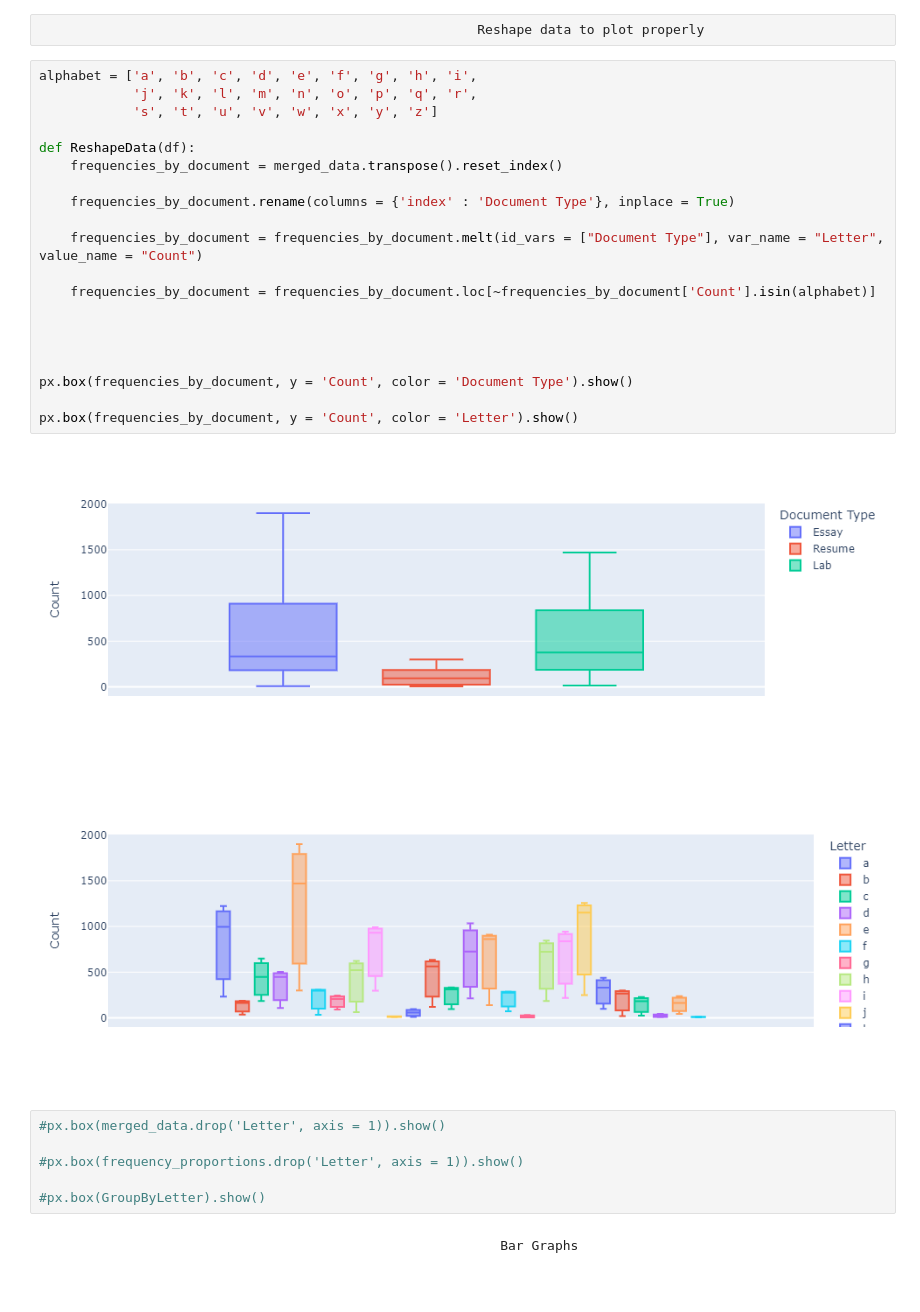
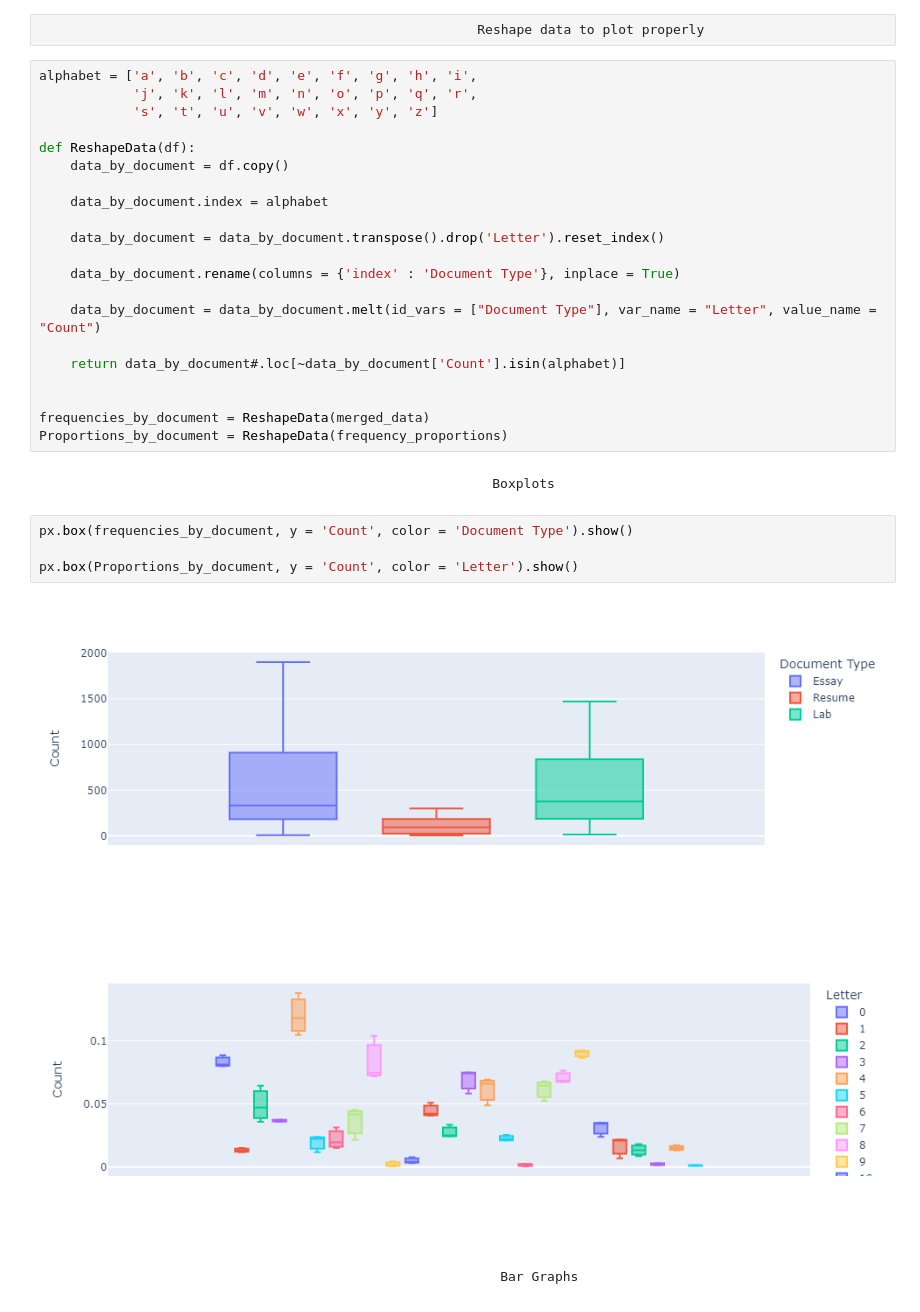
Before and after one commit to mikayla-eckelcifrese/JupyterLabRepository, a Jupyter notebook: DAT301 Project 2.ipynb, the cells around one changed output. Cells and saved outputs as stored; diff of their text form.

```diff
--- a/DAT301 Project 2.ipynb
+++ b/DAT301 Project 2.ipynb
@@ -196,29 +194,30 @@ alphabet = ['a', 'b', 'c', 'd', 'e', 'f', 'g', 'h', 'i',
             's', 't', 'u', 'v', 'w', 'x', 'y', 'z']
 
 def ReshapeData(df):
-    frequencies_by_document = merged_data.transpose().reset_index()
+    data_by_document = df.copy()
 
-    frequencies_by_document.rename(columns = {'index' : 'Document Type'}, inplace = True)
+    data_by_document.index = alphabet
 
-    frequencies_by_document = frequencies_by_document.melt(id_vars = ["Document Type"], var_name = "Letter", value_name = "Count")
+    data_by_document = data_by_document.transpose().drop('Letter').reset_index()
 
-    frequencies_by_document = frequencies_by_document.loc[~frequencies_by_document['Count'].isin(alphabet)]
+    data_by_document.rename(columns = {'index' : 'Document Type'}, inplace = True)
+
+    data_by_document = data_by_document.melt(id_vars = ["Document Type"], var_name = "Letter", value_name = "Count")
+
+    return data_by_document#.loc[~data_by_document['Count'].isin(alphabet)]
 
 
-
-
-px.box(frequencies_by_document, y = 'Count', color = 'Document Type').show()
-
-px.box(frequencies_by_document, y = 'Count', color = 'Letter').show()
+frequencies_by_document = ReshapeData(merged_data)
+Proportions_by_document = ReshapeData(frequency_proportions)
-# %% [output]
-[figure, removed]
-[figure, removed]
+# %% [markdown]
+                                                            Boxplots
 # %%
-#px.box(merged_data.drop('Letter', axis = 1)).show()
+px.box(frequencies_by_document, y = 'Count', color = 'Document Type').show()
 
-#px.box(frequency_proportions.drop('Letter', axis = 1)).show()
-
-#px.box(GroupByLetter).show()
+px.box(Proportions_by_document, y = 'Count', color = 'Letter').show()
+# %% [output]
+[figure, added]
+[figure, added]
 # %% [markdown]
                                                              Bar Graphs
 # %%
```
Also changed, not shown: parts of 1 cell of this notebook.
